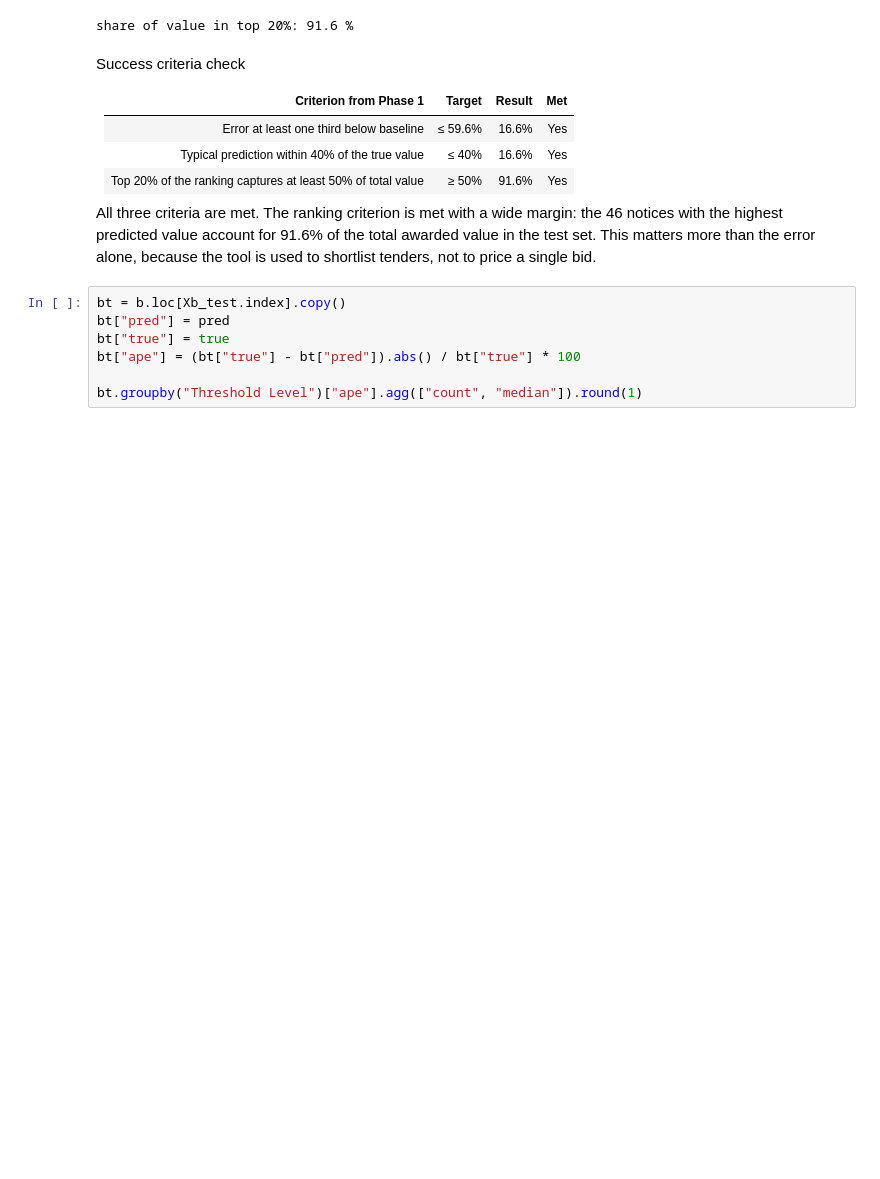
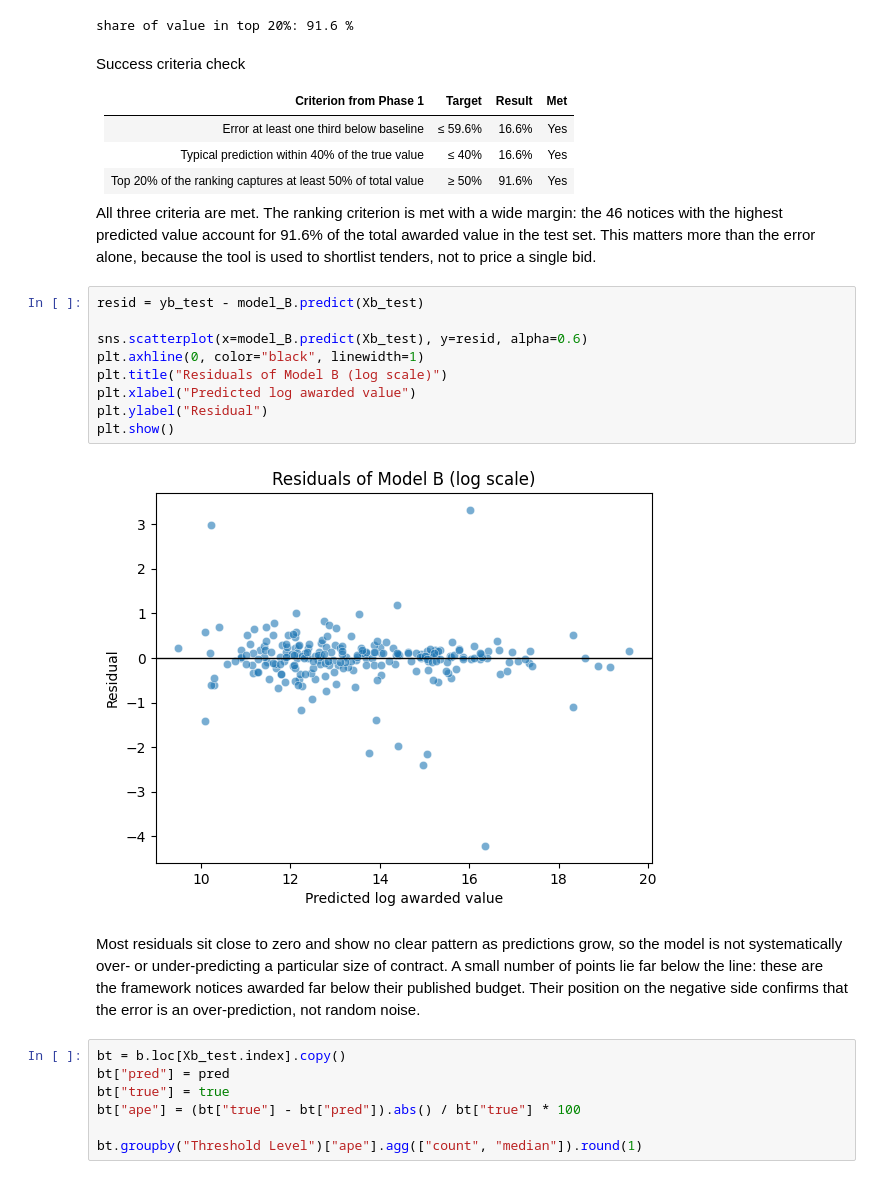
Before and after one commit to KaterynaKon/irish-tender-value, a Jupyter notebook: public_tender_value.ipynb, the cells around one changed output. Cells and saved outputs as stored; diff of their text form; blank space fills up the shorter version.

```diff
--- a/public_tender_value.ipynb
+++ b/public_tender_value.ipynb
@@ -742,6 +759,19 @@ Success criteria check
 | Top 20% of the ranking captures at least 50% of total value | ≥ 50% | 91.6% | Yes |
 
 All three criteria are met. The ranking criterion is met with a wide margin: the 46 notices with the highest predicted value account for 91.6% of the total awarded value in the test set. This matters more than the error alone, because the tool is used to shortlist tenders, not to price a single bid.
+# %%
+resid = yb_test - model_B.predict(Xb_test)
+
+sns.scatterplot(x=model_B.predict(Xb_test), y=resid, alpha=0.6)
+plt.axhline(0, color="black", linewidth=1)
+plt.title("Residuals of Model B (log scale)")
+plt.xlabel("Predicted log awarded value")
+plt.ylabel("Residual")
+plt.show()
+# %% [output]
+[figure, added]
+# %% [markdown]
+Most residuals sit close to zero and show no clear pattern as predictions grow, so the model is not systematically over- or under-predicting a particular size of contract. A small number of points lie far below the line: these are the framework notices awarded far below their published budget. Their position on the negative side confirms that the error is an over-prediction, not random noise.
 # %%
 bt = b.loc[Xb_test.index].copy()
 bt["pred"] = pred
```
Also changed, not shown: parts of 11 cells of this notebook.
